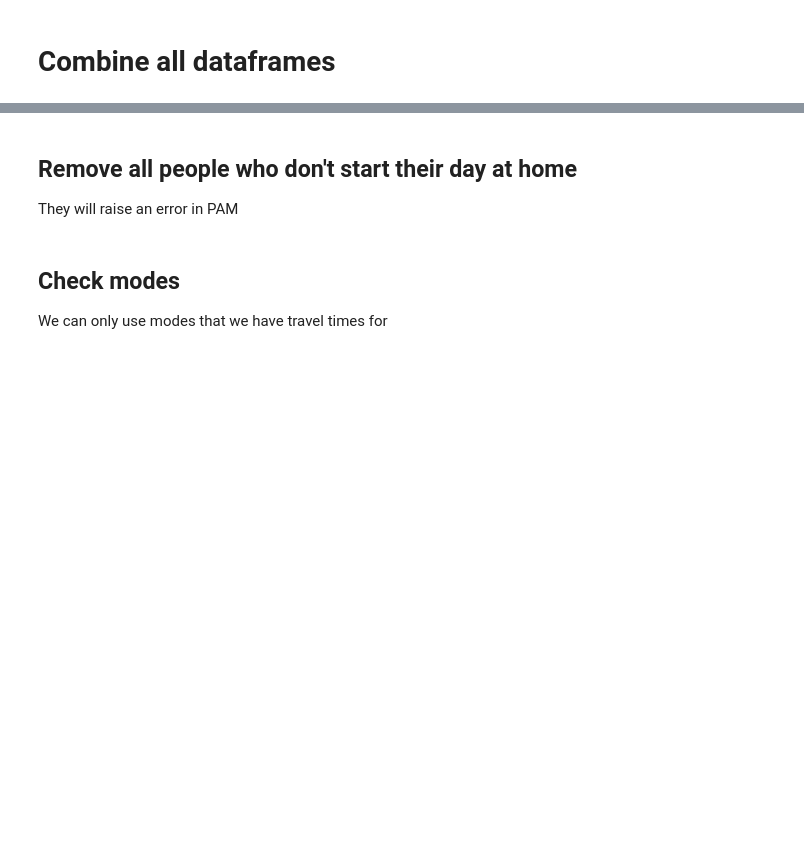
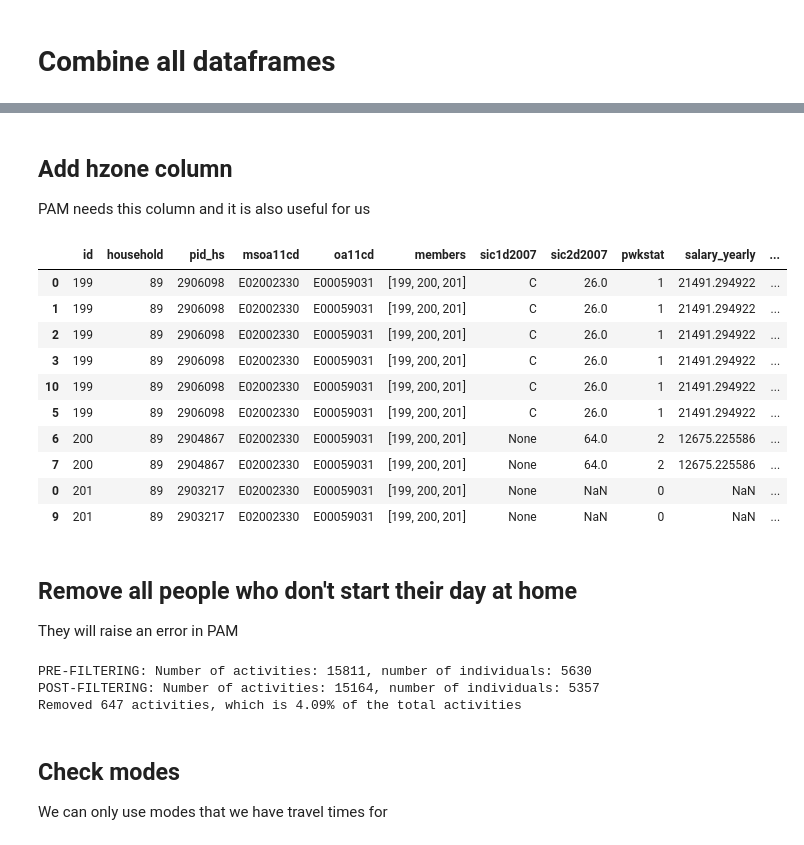
Before and after one commit to Urban-Analytics-Technology-Platform/acbm, a Jupyter notebook: notebooks/sandbox_exploring_pam.ipynb, the cells around one changed output, grey strips where cells are left out. Cells and saved outputs as stored; diff of their text form; code cells hidden in the pictures; blank space fills up the shorter version.

```diff
--- a/notebooks/sandbox_exploring_pam.ipynb
+++ b/notebooks/sandbox_exploring_pam.ipynb
@@ -94,5 +134,15 @@ activity_chains_edu = pd.read_pickle(
 activity_chains_work = pd.read_pickle(
     acbm.root_path / "data/interim/assigning/activity_chains_work.pkl"
 )
+# %%
+# remove activity_id and activity_geom columns from activity_chains_edu and activity_chains_work
+# TODO: remove them upsteam and create a script specifically for select_facility functionality
+activity_chains_edu = activity_chains_edu.drop(
+    columns=["activity_id", "activity_geom"]
+)
+
+activity_chains_work = activity_chains_work.drop(
+    columns=["activity_id", "activity_geom"]
+)
 # %%
 activity_chains_edu.head(10)
@@ -169,12 +205,3 @@ activity_chains_home_hh.head(5)
-# %%
-# join activity_chains_home_hh onto activity_chains_home based on household column
-activity_chains_home = activity_chains_home.merge(
-    activity_chains_home_hh[["household", "activity_id", "activity_geom"]],
-    on="household",
-    how="left",
-)
-
-activity_chains_home.head(5)
 # %%
 # replace dzone column with OA21CD
 activity_chains_home["dzone"] = activity_chains_home["OA21CD"]
@@ -193,3 +249,29 @@ activity_chains_all.head(10)
+# %% [markdown]
+## Add hzone column
+
+PAM needs this column and it is also useful for us
+# %%
+activity_chains_all["hzone"] = activity_chains_all["OA21CD"]
+# %%
+# TODO find out why some hzone values are NaN
+
+# Fill NaN values in the hzone column with the first non-NaN value within the same group
+activity_chains_all['hzone'] = activity_chains_all.groupby('id')['hzone'].transform(lambda x: x.fillna(method='ffill').fillna(method='bfill'))
+
+# Verify the result
+activity_chains_all.head(10)
+# %% [output]
+|  | id | household | pid_hs | msoa11cd | oa11cd | members | sic1d2007 | sic2d2007 | pwkstat | salary_yearly | ... |
+| 0 | 199 | 89 | 2906098 | E02002330 | E00059031 | [199, 200, 201] | C | 26.0 | 1 | 21491.294922 | ... |
+| 1 | 199 | 89 | 2906098 | E02002330 | E00059031 | [199, 200, 201] | C | 26.0 | 1 | 21491.294922 | ... |
+| 2 | 199 | 89 | 2906098 | E02002330 | E00059031 | [199, 200, 201] | C | 26.0 | 1 | 21491.294922 | ... |
+| 3 | 199 | 89 | 2906098 | E02002330 | E00059031 | [199, 200, 201] | C | 26.0 | 1 | 21491.294922 | ... |
+| 10 | 199 | 89 | 2906098 | E02002330 | E00059031 | [199, 200, 201] | C | 26.0 | 1 | 21491.294922 | ... |
+| 5 | 199 | 89 | 2906098 | E02002330 | E00059031 | [199, 200, 201] | C | 26.0 | 1 | 21491.294922 | ... |
+| 6 | 200 | 89 | 2904867 | E02002330 | E00059031 | [199, 200, 201] | None | 64.0 | 2 | 12675.225586 | ... |
+| 7 | 200 | 89 | 2904867 | E02002330 | E00059031 | [199, 200, 201] | None | 64.0 | 2 | 12675.225586 | ... |
+| 0 | 201 | 89 | 2903217 | E02002330 | E00059031 | [199, 200, 201] | None | NaN | 0 | NaN | ... |
+| 9 | 201 | 89 | 2903217 | E02002330 | E00059031 | [199, 200, 201] | None | NaN | 0 | NaN | ... |
 # %% [markdown]
 ## Remove all people who don't start their day at home
 
@@ -208,6 +290,10 @@ print(f'POST-FILTERING: Number of activities: {activity_chains_all.shape[0]}, nu
 removed_activities = total_activities - activity_chains_all.shape[0]
 percentage_removed = (removed_activities / total_activities) * 100
 print(f'Removed {removed_activities} activities, which is {percentage_removed:.2f}% of the total activities')
+# %% [output]
+PRE-FILTERING: Number of activities: 15811, number of individuals: 5630
+POST-FILTERING: Number of activities: 15164, number of individuals: 5357
+Removed 647 activities, which is 4.09% of the total activities
 # %% [markdown]
 ## Check modes
 
```
Also changed, not shown: parts of 41 cells of this notebook.
